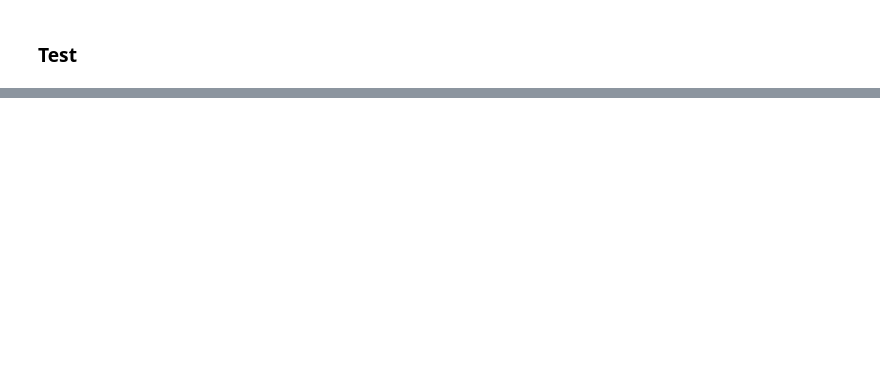
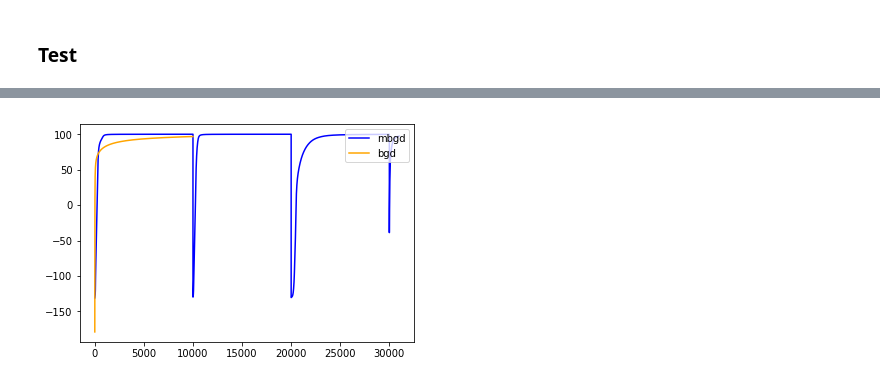
Before and after one commit to Sainpse/Discern, a Jupyter notebook: ANN/MNIST.ipynb, the cells around one changed output, grey strips where cells are left out. Drawn from its saved outputs; the diff is of its cells as text; code cells hidden in the pictures; blank space fills up the shorter version.

```diff
--- a/ANN/MNIST.ipynb
+++ b/ANN/MNIST.ipynb
@@ -144,0 +183,11 @@ x = np.numpy.randint((2,2))
+# %%
+bgd_acc = pickle.load(open( "BGD.pkl", "rb"))
+mbgd_acc = pickle.load(open("MBGD.pkl", "rb"))
+
+
+plt.plot(mbgd_acc, "blue", label="mbgd")
+plt.plot(bgd_acc, "orange", label="bgd")
+plt.legend(loc="upper right")
+plt.show()
+# %% [output]
+[figure, added]
```
Also changed, not shown: parts of 8 cells of this notebook.
